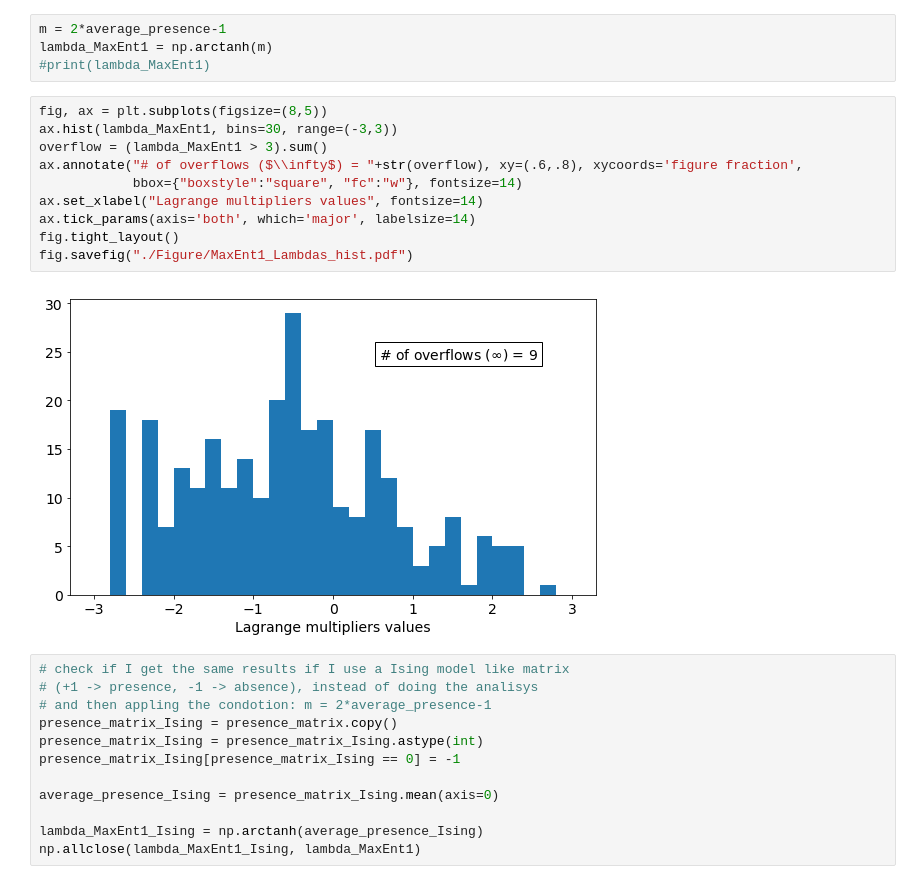
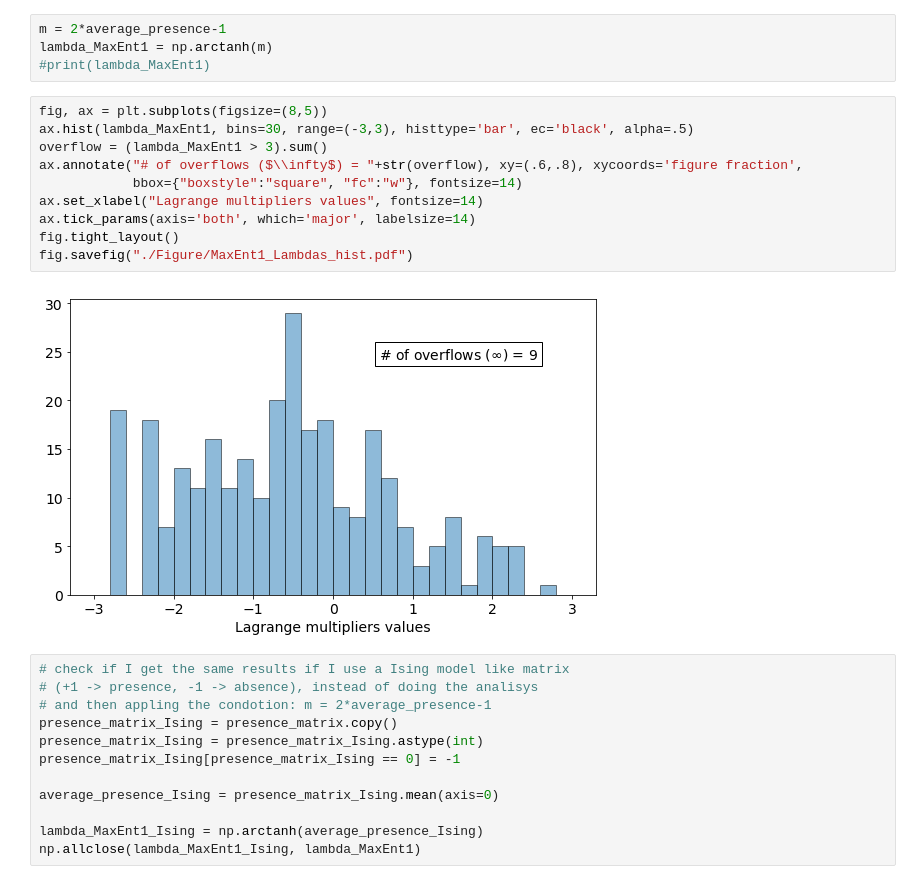
Before and after one commit to Agos95/ComplexSyst, a Jupyter notebook: 01/Exercise.ipynb, the cells around one changed output. Saved outputs shown, nothing was run; the diff lists cells and outputs as text.

```diff
--- a/01/Exercise.ipynb
+++ b/01/Exercise.ipynb
@@ -194,16 +194,16 @@ lambda_MaxEnt1 = np.arctanh(m)
 #print(lambda_MaxEnt1)
 # %%
 fig, ax = plt.subplots(figsize=(8,5))
-ax.hist(lambda_MaxEnt1, bins=30, range=(-3,3))
+ax.hist(lambda_MaxEnt1, bins=30, range=(-3,3), histtype='bar', ec='black', alpha=.5)
 overflow = (lambda_MaxEnt1 > 3).sum()
 ax.annotate("# of overflows ($\\infty$) = "+str(overflow), xy=(.6,.8), xycoords='figure fraction',
             bbox={"boxstyle":"square", "fc":"w"}, fontsize=14)
 ax.set_xlabel("Lagrange multipliers values", fontsize=14)
 ax.tick_params(axis='both', which='major', labelsize=14)
 fig.tight_layout()
 fig.savefig("./Figure/MaxEnt1_Lambdas_hist.pdf")
 # %% [output]
-[figure, old version]
+[figure, new version]
 # %%
 # check if I get the same results if I use a Ising model like matrix
 # (+1 -> presence, -1 -> absence), instead of doing the analisys
```
Also changed, not shown: parts of 13 cells of this notebook.
